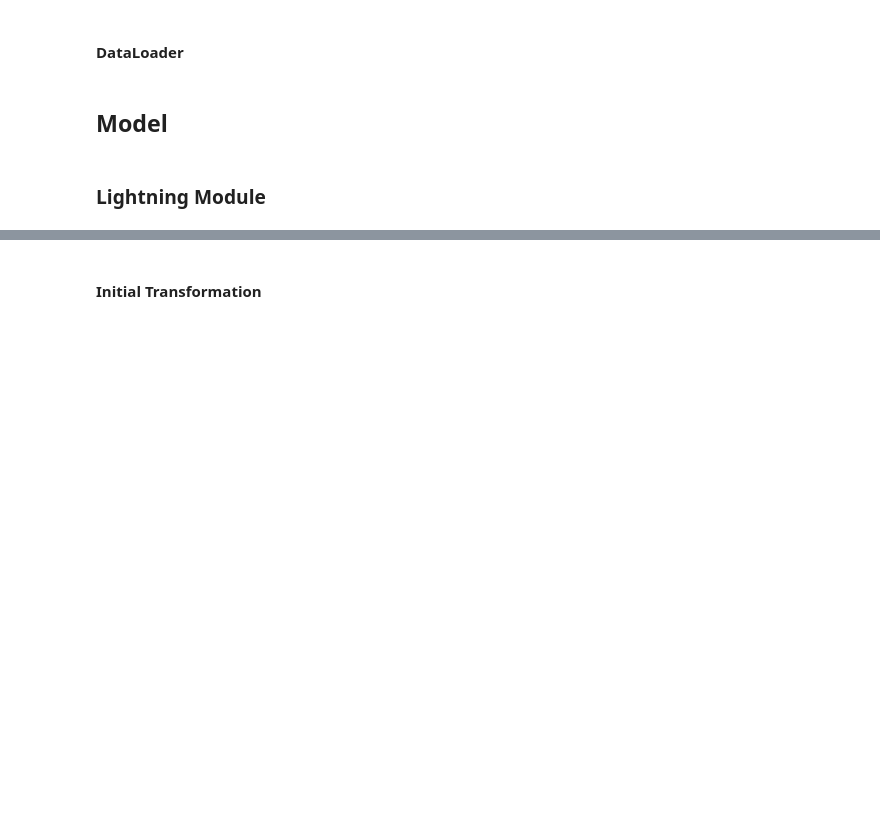
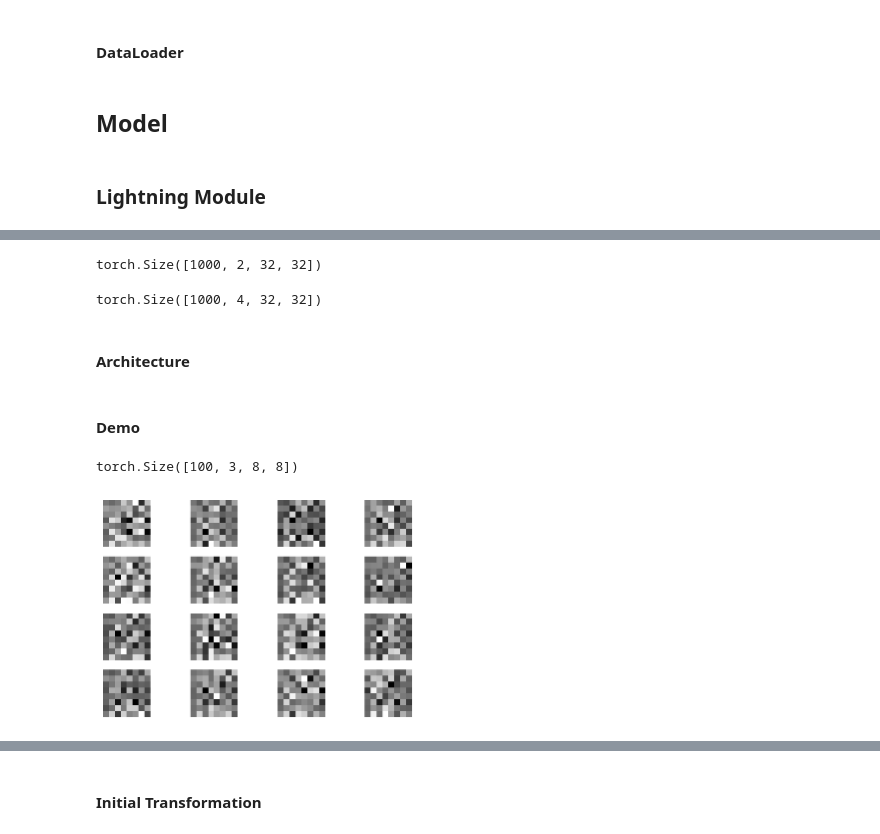
Before and after one commit to IPL-UV/gaussflow, a Jupyter notebook: docs/assets/demo/pytorch_nf_freia_mnist.ipynb, the cells around one changed output, grey strips where cells are left out. Drawn from its saved outputs; the diff is of its cells as text; code cells hidden in the pictures; blank space fills up the shorter version.

```diff
--- a/docs/assets/demo/pytorch_nf_freia_mnist.ipynb
+++ b/docs/assets/demo/pytorch_nf_freia_mnist.ipynb
@@ -182,0 +268,60 @@ cfg.betas = (cfg.beta1, cfg.beta2)
+# %%
+demo_data = torch.zeros((1_000, 4, 32, 32))
+
+z, log_jac_det = inn(demo_data)
+print(z.shape)
+# %% [output]
+torch.Size([1000, 2, 32, 32])
+# %%
+x_, log_jac_det = inn(z, rev=True)
+print(x_.shape)
+# %% [output]
+torch.Size([1000, 4, 32, 32])
+# %% [markdown]
+#### Architecture
+# %%
+inn = Ff.SequenceINN(3, 8, 8)
+
+# uniform dequantization (for integers)
+inn.append(
+    UniformDequantization,
+    num_bits=8
+)
+
+# DownSampling (Easy CheckerBoard Mask)
+inn.append(
+    Fm.IRevNetDownsampling,
+)
+
+for ilayer in range(1):
+
+    # COUPLING
+    inn.append(
+        Fm.RNVPCouplingBlock,
+        subnet_constructor=subnet_conv,
+    )
+
+    # ACTNORM
+    inn.append(
+        Fm.ActNorm,
+    )
+
+    # 1x1 CONVOLUTION
+    inn.append(
+        ConvExponential,
+    )
+
+# UpSampling
+inn.append(
+    Fm.IRevNetUpsampling,
+)
+# %% [markdown]
+#### Demo
+# %%
+z, log_jac_det = inn(X_init)
+print(z.shape)
+
+plot_digits(z[:, 0, ...].detach().numpy(), 4, 4)
+# %% [output]
+torch.Size([100, 3, 8, 8])
+[figure, added]
```
Also changed, not shown: parts of 45 cells of this notebook, 4 other files.
